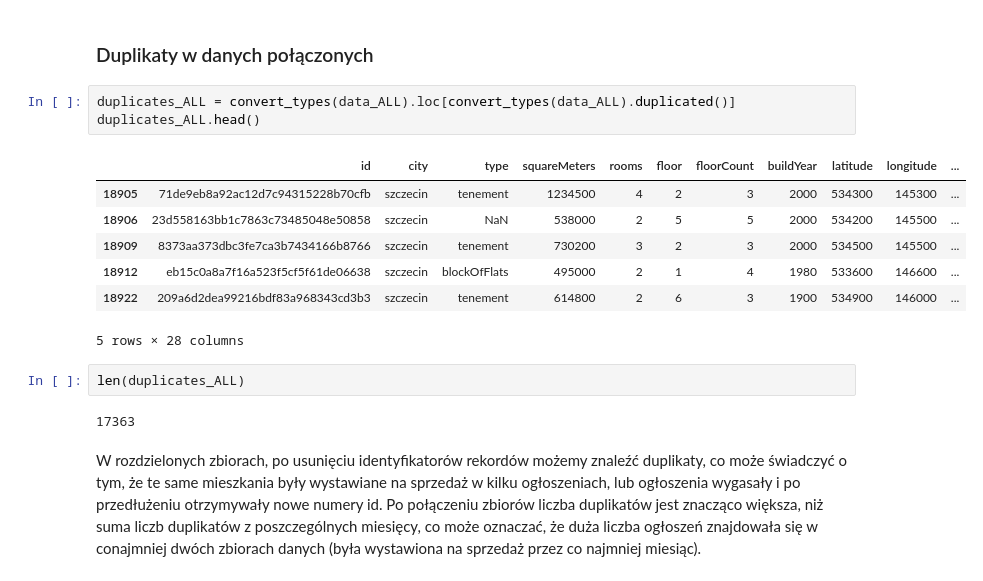
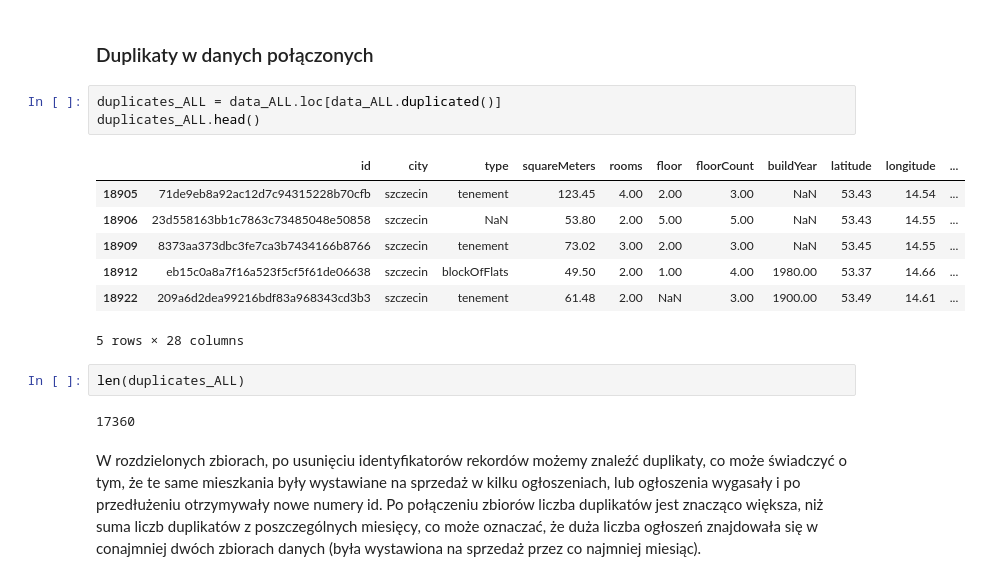
Before and after one commit to Roger1121/FlatAI, a Jupyter notebook: DataAnalysis.ipynb, the cells around one changed output. Saved outputs shown, nothing was run; the diff lists cells and outputs as text.

```diff
--- a/DataAnalysis.ipynb
+++ b/DataAnalysis.ipynb
@@ -509,20 +477,20 @@ oct_test_2.loc[oct_test_2.duplicated()]
 # %% [markdown]
 ### Duplikaty w danych połączonych
 # %%
-duplicates_ALL = convert_types(data_ALL).loc[convert_types(data_ALL).duplicated()]
+duplicates_ALL = data_ALL.loc[data_ALL.duplicated()]
 duplicates_ALL.head()
 # %% [output]
 |  | id | city | type | squareMeters | rooms | floor | floorCount | buildYear | latitude | longitude | ... |
-| 18905 | 71de9eb8a92ac12d7c94315228b70cfb | szczecin | tenement | 1234500 | 4 | 2 | 3 | 2000 | 534300 | 145300 | ... |
-| 18906 | 23d558163bb1c7863c73485048e50858 | szczecin | NaN | 538000 | 2 | 5 | 5 | 2000 | 534200 | 145500 | ... |
-| 18909 | 8373aa373dbc3fe7ca3b7434166b8766 | szczecin | tenement | 730200 | 3 | 2 | 3 | 2000 | 534500 | 145500 | ... |
-| 18912 | eb15c0a8a7f16a523f5cf5f61de06638 | szczecin | blockOfFlats | 495000 | 2 | 1 | 4 | 1980 | 533600 | 146600 | ... |
-| 18922 | 209a6d2dea99216bdf83a968343cd3b3 | szczecin | tenement | 614800 | 2 | 6 | 3 | 1900 | 534900 | 146000 | ... |
+| 18905 | 71de9eb8a92ac12d7c94315228b70cfb | szczecin | tenement | 123.45 | 4.00 | 2.00 | 3.00 | NaN | 53.43 | 14.54 | ... |
+| 18906 | 23d558163bb1c7863c73485048e50858 | szczecin | NaN | 53.80 | 2.00 | 5.00 | 5.00 | NaN | 53.43 | 14.55 | ... |
+| 18909 | 8373aa373dbc3fe7ca3b7434166b8766 | szczecin | tenement | 73.02 | 3.00 | 2.00 | 3.00 | NaN | 53.45 | 14.55 | ... |
+| 18912 | eb15c0a8a7f16a523f5cf5f61de06638 | szczecin | blockOfFlats | 49.50 | 2.00 | 1.00 | 4.00 | 1980.00 | 53.37 | 14.66 | ... |
+| 18922 | 209a6d2dea99216bdf83a968343cd3b3 | szczecin | tenement | 61.48 | 2.00 | NaN | 3.00 | 1900.00 | 53.49 | 14.61 | ... |
 5 rows × 28 columns
 # %%
 len(duplicates_ALL)
 # %% [output]
-17363
+17360
 # %% [markdown]
 W rozdzielonych zbiorach, po usunięciu identyfikatorów rekordów możemy znaleźć duplikaty, co może świadczyć o tym, że te same mieszkania były wystawiane na sprzedaż w kilku ogłoszeniach, lub ogłoszenia wygasały i po przedłużeniu otrzymywały nowe numery id. Po połączeniu zbiorów liczba duplikatów jest znacząco większa, niż suma liczb duplikatów z poszczególnych miesięcy, co może oznaczać, że duża liczba ogłoszeń znajdowała się w conajmniej dwóch zbiorach danych (była wystawiona na sprzedaż przez co najmniej miesiąc).
 # %% [markdown]
```
Also changed, not shown: parts of 24 cells of this notebook.
